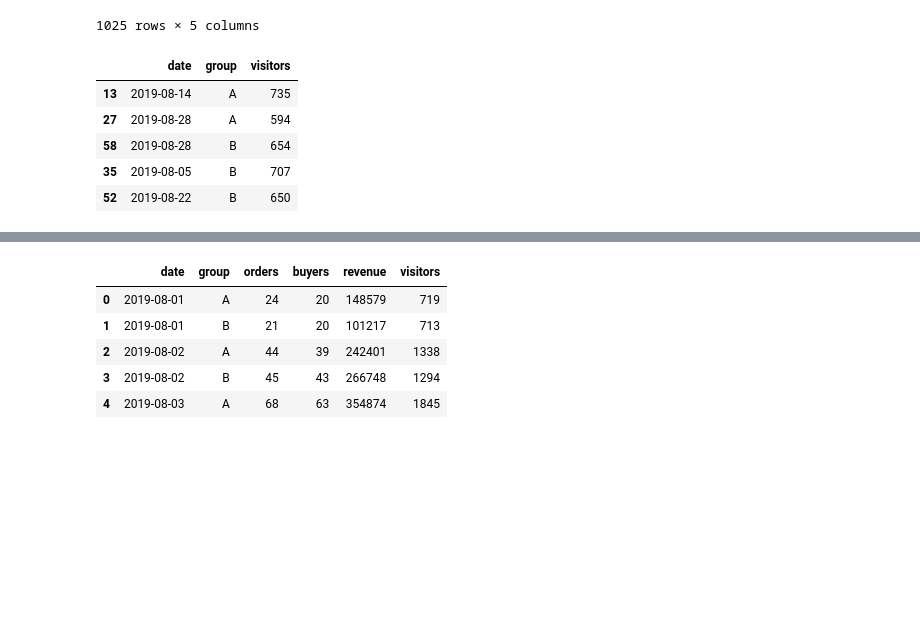
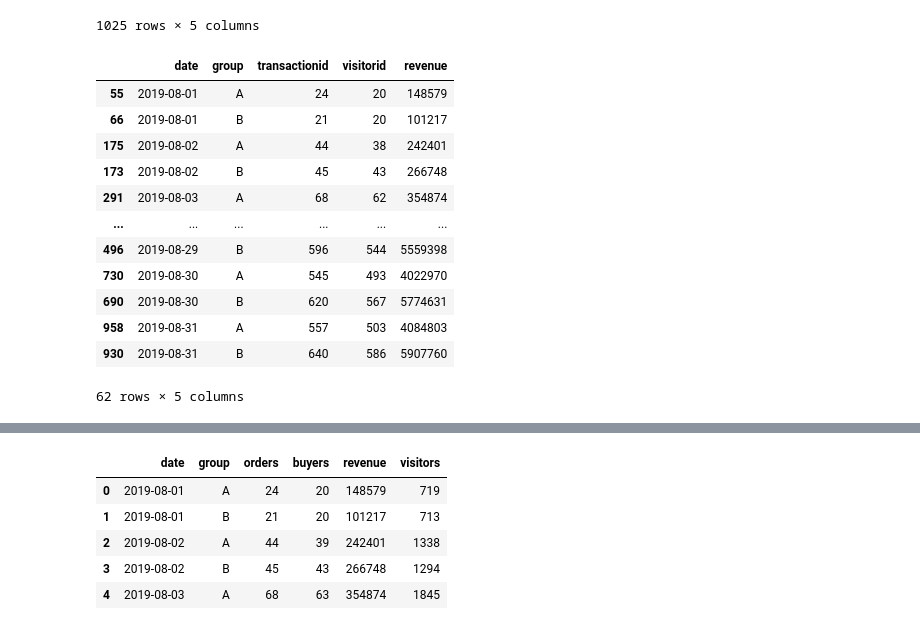
Before and after one commit to mssnatashka/mitpis, a Jupyter notebook: mitpis_lr5.ipynb, the cells around one changed output, grey strips where cells are left out. Drawn from its saved outputs; the diff is of its cells as text; code cells hidden in the pictures; blank space fills up the shorter version.

```diff
--- a/mitpis_lr5.ipynb
+++ b/mitpis_lr5.ipynb
@@ -257,12 +257,20 @@ orders.drop_duplicates (keep=False, subset=['visitorid', 'group'])
 1025 rows × 5 columns
 # %%
 datesgroups = orders[['date','group']].drop_duplicates()
-# %%
-visitors.sample(5)
-# %% [output]
-|  | date | group | visitors |
-| 13 | 2019-08-14 | A | 735 |
-| 27 | 2019-08-28 | A | 594 |
-| 58 | 2019-08-28 | B | 654 |
-| 35 | 2019-08-05 | B | 707 |
-| 52 | 2019-08-22 | B | 650 |
+# %%
+datesgroups.apply(lambda x: orders[np.logical_and(orders['date'] <= x['date'], orders['group'] == x['group'])]\
+.agg({'date' : 'max', 'group' : 'max', 'transactionid' : 'nunique', 'visitorid' : 'nunique', 'revenue' : 'sum'}), axis=1).sort_values(by=['date','group'])
+# %% [output]
+|  | date | group | transactionid | visitorid | revenue |
+| 55 | 2019-08-01 | A | 24 | 20 | 148579 |
+| 66 | 2019-08-01 | B | 21 | 20 | 101217 |
+| 175 | 2019-08-02 | A | 44 | 38 | 242401 |
+| 173 | 2019-08-02 | B | 45 | 43 | 266748 |
+| 291 | 2019-08-03 | A | 68 | 62 | 354874 |
+| ... | ... | ... | ... | ... | ... |
+| 496 | 2019-08-29 | B | 596 | 544 | 5559398 |
+| 730 | 2019-08-30 | A | 545 | 493 | 4022970 |
+| 690 | 2019-08-30 | B | 620 | 567 | 5774631 |
+| 958 | 2019-08-31 | A | 557 | 503 | 4084803 |
+| 930 | 2019-08-31 | B | 640 | 586 | 5907760 |
+62 rows × 5 columns
```
Also changed, not shown: parts of 1 cell of this notebook.
